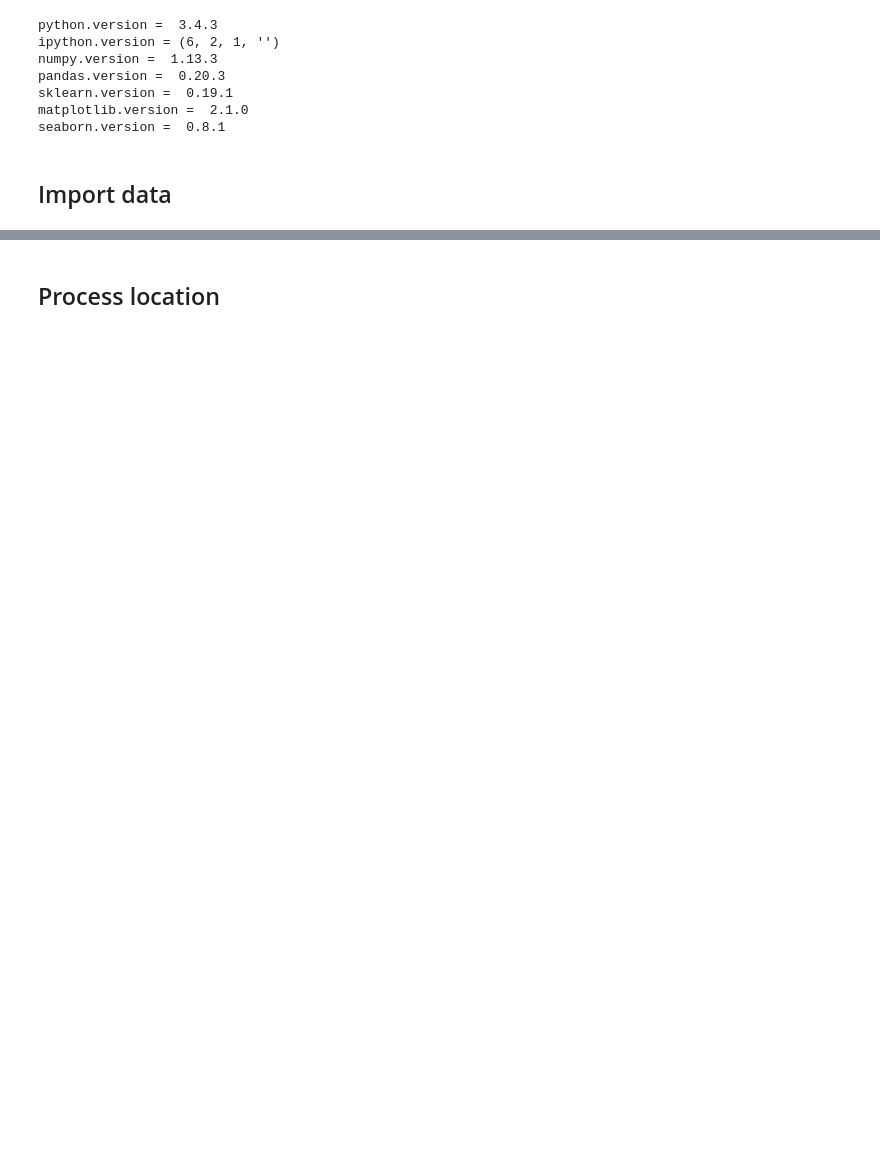
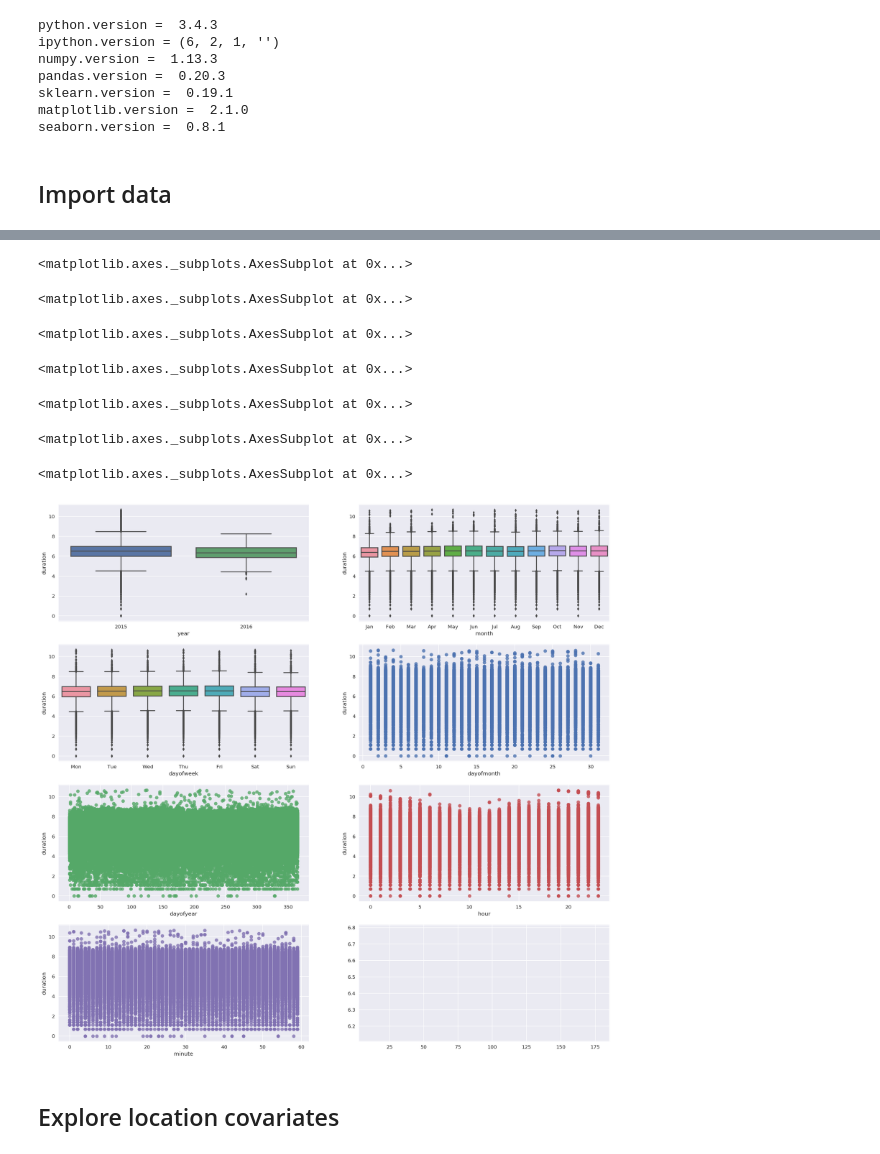
Before and after one commit to niranjv/ml-datasets, a Jupyter notebook: trip-times/jupyter/analysis.ipynb, the cells around one changed output, grey strips where cells are left out. Cells and saved outputs as stored; diff of their text form; code cells hidden in the pictures; blank space fills up the shorter version.

Commit message:
EDA for response, time, location

```diff
--- a/trip-times/jupyter/analysis.ipynb
+++ b/trip-times/jupyter/analysis.ipynb
@@ -104,3 +214,26 @@ Name: start_timestamp, dtype: datetime64[ns]
+# %%
+# Explore relationship between duration & start time components
+fig, axes = plt.subplots(4, 2, figsize=(20,20))
+
+sns.boxplot(x=train["year"], y=log_duration, ax=axes[0,0])
+sns.boxplot(x=train["month"], y=log_duration, ax=axes[0,1], order=["Jan", "Feb", "Mar", "Apr", "May", "Jun", "Jul", "Aug", "Sep", "Oct", "Nov", "Dec"])
+
+sns.boxplot(x=train["dayofweek"], y=log_duration, ax=axes[1,0], order=["Mon", "Tue", "Wed", "Thu", "Fri", "Sat", "Sun"])
+sns.regplot(x=train["dayofmonth"], y=log_duration, fit_reg=False, ax=axes[1,1])
+
+sns.regplot(x=train["dayofyear"], y=log_duration, fit_reg=False, ax=axes[2,0])
+sns.regplot(x=train["hour"], y=log_duration, fit_reg=False, ax=axes[2,1])
+
+sns.regplot(x=train["minute"], y=log_duration, fit_reg=False, ax=axes[3,0])
+# %% [output]
+<matplotlib.axes._subplots.AxesSubplot at 0x...>
+<matplotlib.axes._subplots.AxesSubplot at 0x...>
+<matplotlib.axes._subplots.AxesSubplot at 0x...>
+<matplotlib.axes._subplots.AxesSubplot at 0x...>
+<matplotlib.axes._subplots.AxesSubplot at 0x...>
+<matplotlib.axes._subplots.AxesSubplot at 0x...>
+<matplotlib.axes._subplots.AxesSubplot at 0x...>
+[figure, added]
 # %% [markdown]
-## Process location
+## Explore location covariates
 # %%
```
Also changed, not shown: parts of 22 cells of this notebook.
